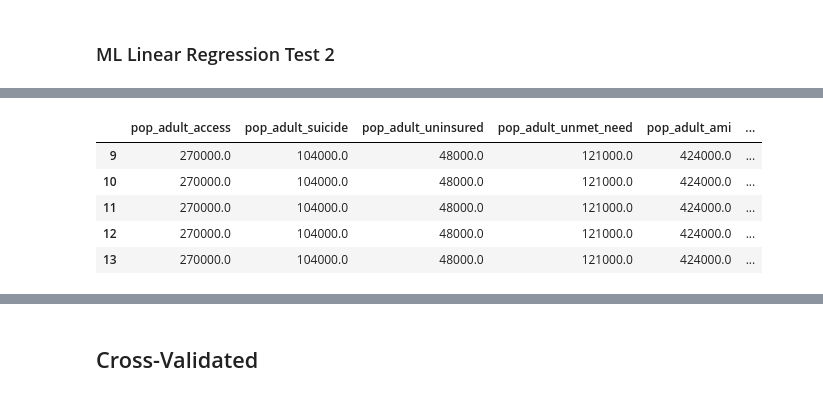
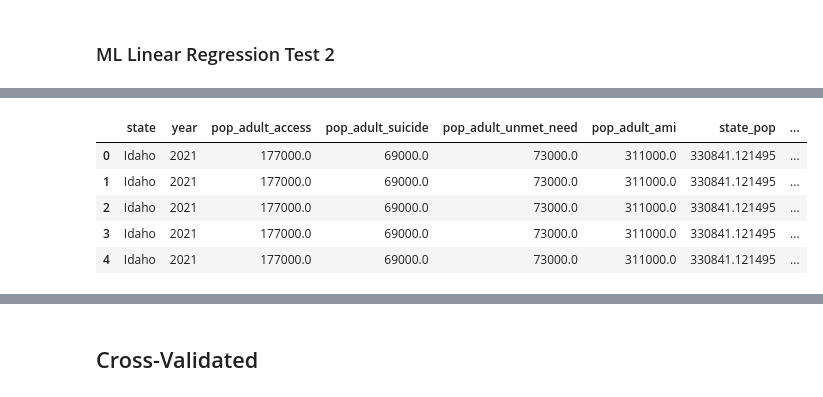
Before and after one commit to NoahToomeyBC/project-vu, a Jupyter notebook: ML_test/ml_data_test.ipynb, the cells around one changed output, grey strips where cells are left out. Saved outputs shown, nothing was run; the diff lists cells and outputs as text; code cells hidden in the pictures.

```diff
--- a/ML_test/ml_data_test.ipynb
+++ b/ML_test/ml_data_test.ipynb
@@ -652,12 +739,12 @@ memory usage: 157.8+ KB
 # %%
-new_region_df_20.head()
+new_ml_nd.head()
 # %% [output]
-|  | pop_adult_access | pop_adult_suicide | pop_adult_uninsured | pop_adult_unmet_need | pop_adult_ami | ... |
-| 9 | 270000.0 | 104000.0 | 48000.0 | 121000.0 | 424000.0 | ... |
-| 10 | 270000.0 | 104000.0 | 48000.0 | 121000.0 | 424000.0 | ... |
-| 11 | 270000.0 | 104000.0 | 48000.0 | 121000.0 | 424000.0 | ... |
-| 12 | 270000.0 | 104000.0 | 48000.0 | 121000.0 | 424000.0 | ... |
-| 13 | 270000.0 | 104000.0 | 48000.0 | 121000.0 | 424000.0 | ... |
+|  | state | year | pop_adult_access | pop_adult_suicide | pop_adult_unmet_need | pop_adult_ami | state_pop | ... |
+| 0 | Idaho | 2021 | 177000.0 | 69000.0 | 73000.0 | 311000.0 | 330841.121495 | ... |
+| 1 | Idaho | 2021 | 177000.0 | 69000.0 | 73000.0 | 311000.0 | 330841.121495 | ... |
+| 2 | Idaho | 2021 | 177000.0 | 69000.0 | 73000.0 | 311000.0 | 330841.121495 | ... |
+| 3 | Idaho | 2021 | 177000.0 | 69000.0 | 73000.0 | 311000.0 | 330841.121495 | ... |
+| 4 | Idaho | 2021 | 177000.0 | 69000.0 | 73000.0 | 311000.0 | 330841.121495 | ... |
 # %%
 # new_region_df_20.pop_unemployment,new_region_df_20.pop_adult_ami
 ami_model = ols("pop_adult_ami ~ pop_unemployment", data=new_region_df_20).fit()
```
Also changed, not shown: parts of 47 cells of this notebook.
